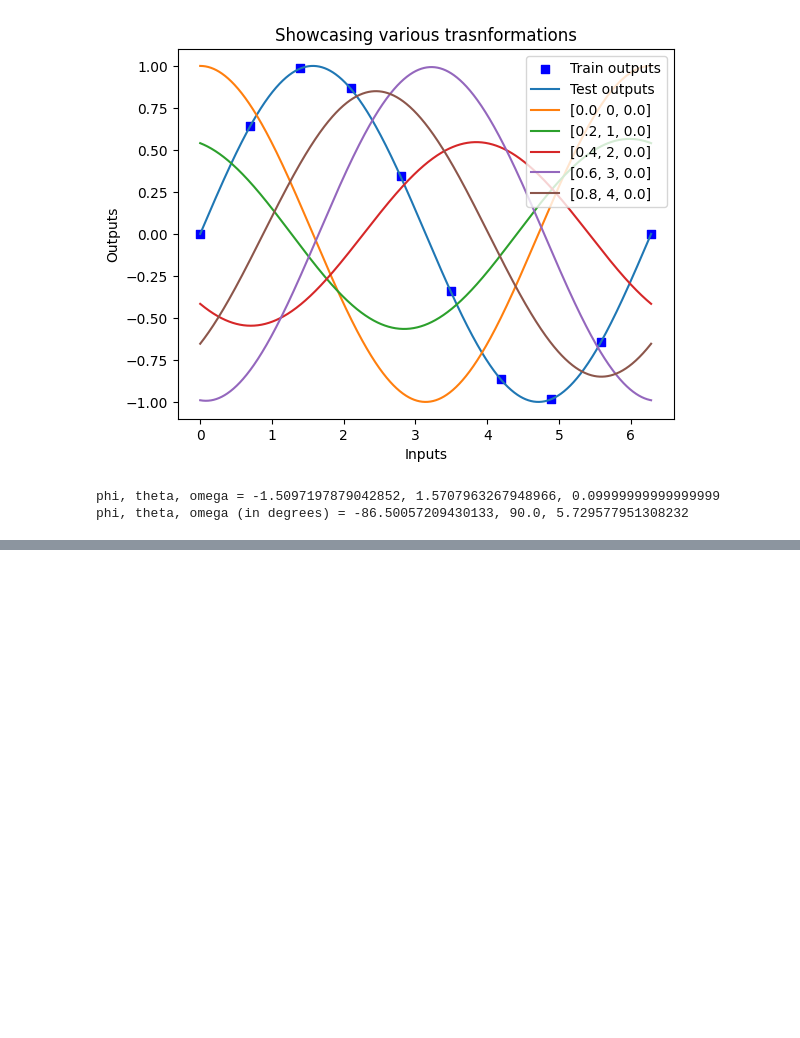
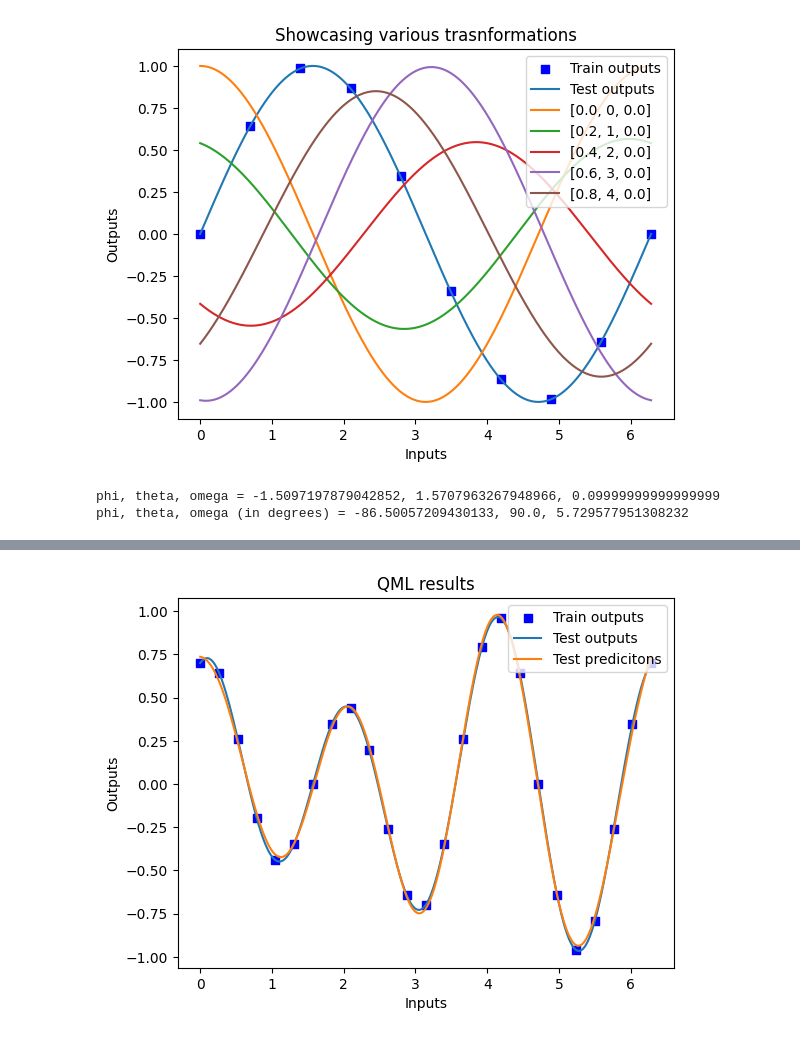
Before and after one commit to sheepymeh/womanium-qai-2024, a Jupyter notebook: task-4.ipynb, the cells around one changed output, grey strips where cells are left out. Saved outputs shown, nothing was run; the diff lists cells and outputs as text; code cells hidden in the pictures; blank space fills up the shorter version.

```diff
--- a/task-4.ipynb
+++ b/task-4.ipynb
@@ -180,0 +260,14 @@ plt.show()
+# %%
+X_train_fourier = np.linspace(0, 2*np.pi, 25)
+Y_train_fourier = 0.3 * np.sin(2 * X_train_fourier) + 0.7 * np.cos(3* X_train_fourier)
+X_val_fourier = np.linspace(0, 2*np.pi, 1000)
+Y_val_fourier = 0.3 * np.sin(2 * X_val_fourier) + 0.7 * np.cos(3 * X_val_fourier)
+
+opt = qml.AdamOptimizer(stepsize=0.01)
+
+weights_fourier = weights_init
+bias_fourier = bias_init
+for i in range (1000):
+    weights_fourier, bias_fourier, _, _ = opt.step(our_cost, weights_fourier, bias_fourier, X_train_fourier, Y_train_fourier)
+    if i%50 == 0:
+        print(f'Step = {i}, Cost = {our_cost(weights_fourier, bias_fourier, X_train_fourier, Y_train_fourier)}')
@@ -180,0 +295,17 @@ plt.show()
+# %%
+test_predictions_fourier =  [our_circuit(weights_fourier, x) * bias_fourier[0] + bias_fourier[1] for x in X_val_fourier]
+
+fig = plt.figure()
+ax1 = fig.add_subplot(111)
+
+ax1.scatter(X_train_fourier, Y_train_fourier, c='b', marker="s", label='Train outputs')
+ax1.plot(X_val_fourier, Y_val_fourier, label='Test outputs')
+ax1.plot(X_val_fourier, test_predictions_fourier, label='Test predicitons')
+plt.xlabel("Inputs")
+plt.ylabel("Outputs")
+plt.title("QML results")
+
+plt.legend(loc='upper right')
+plt.show()
+# %% [output]
+[figure, added]
```
Also changed, not shown: parts of 19 cells of this notebook.
